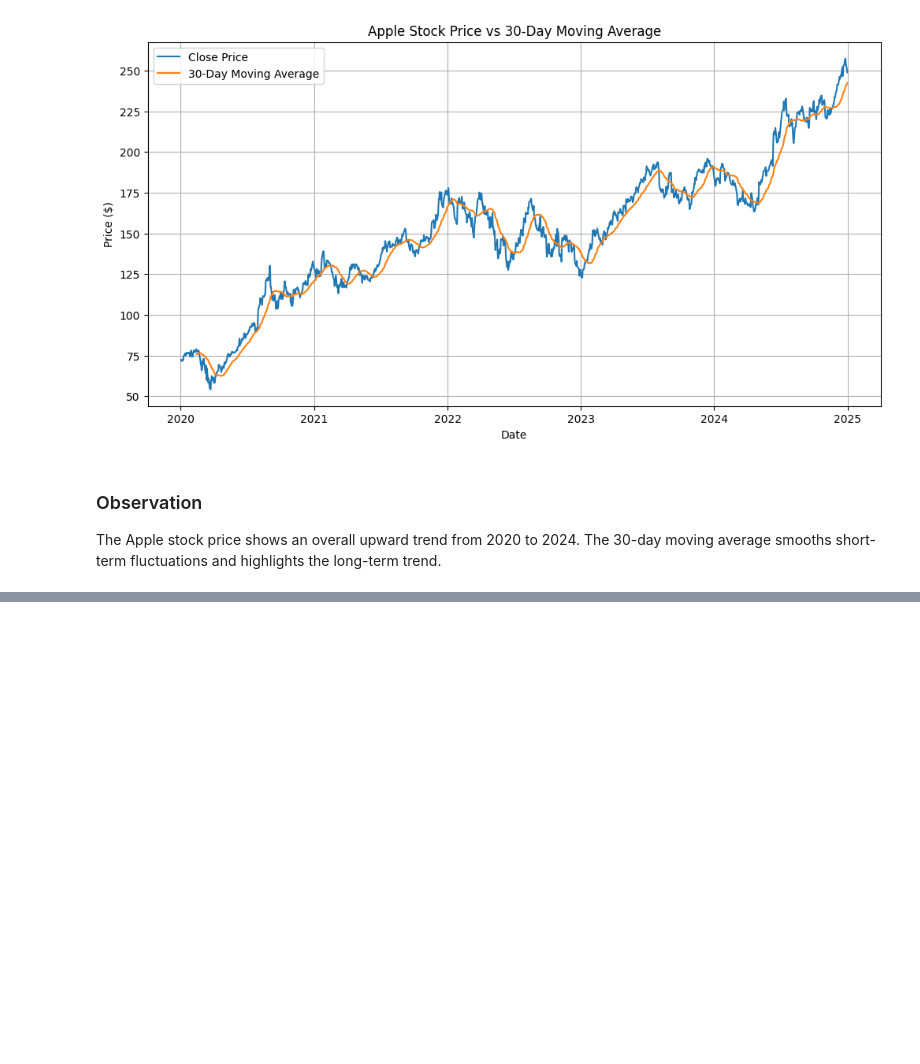
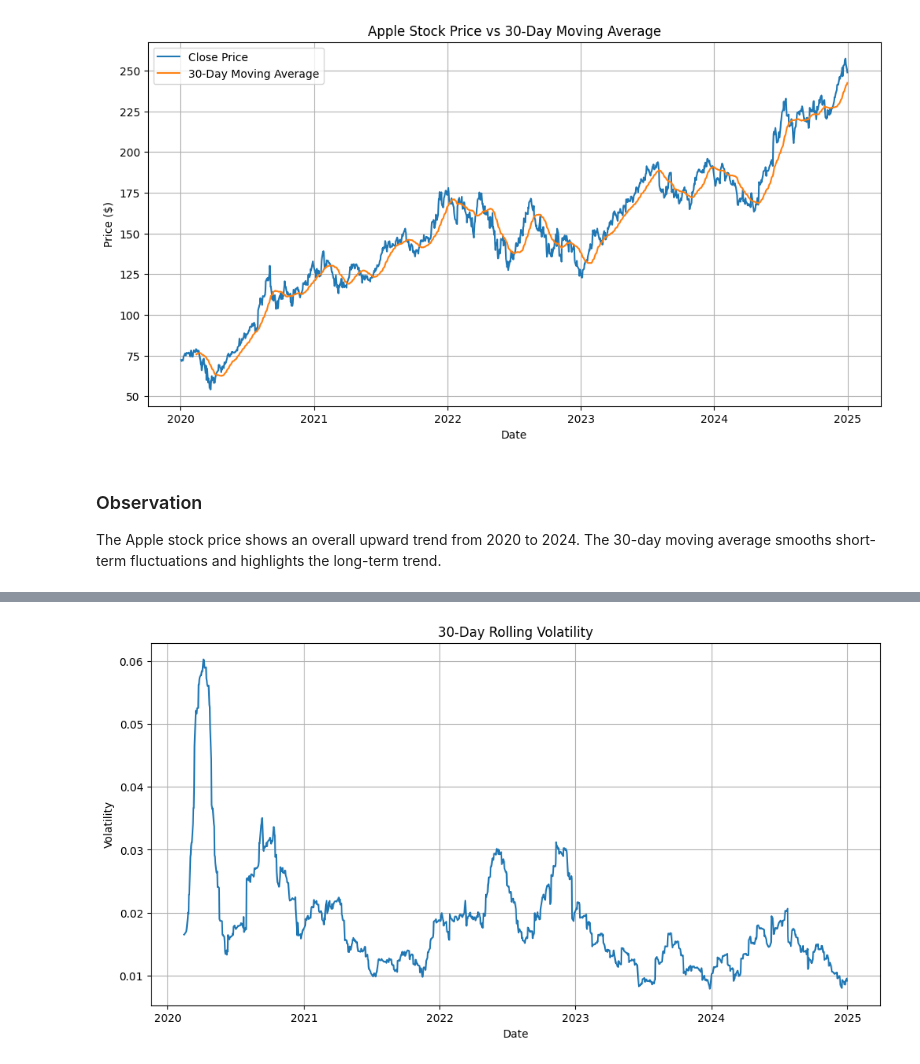
Before and after one commit to omarehabmo/ML-Stock-Price-Prediction, a Jupyter notebook: stock-price-prediction/notebooks/01_data_collection.ipynb, the cells around one changed output, grey strips where cells are left out. Saved outputs shown, nothing was run; the diff lists cells and outputs as text; code cells hidden in the pictures; blank space fills up the shorter version.

```diff
--- a/stock-price-prediction/notebooks/01_data_collection.ipynb
+++ b/stock-price-prediction/notebooks/01_data_collection.ipynb
@@ -217,0 +277,15 @@ The Apple stock price shows an overall upward trend from 2020 to 2024. The 30-da
+# %%
+df['Volatility'] = df['Daily_Return'].rolling(window=30).std()
+# %%
+plt.figure(figsize=(12,6))
+
+plt.plot(df.index, df['Volatility'])
+
+plt.title('30-Day Rolling Volatility')
+plt.xlabel('Date')
+plt.ylabel('Volatility')
+
+plt.grid(True)
+plt.show()
+# %% [output]
+[figure, added]
```
Also changed, not shown: parts of 23 cells of this notebook, 3 other files.
